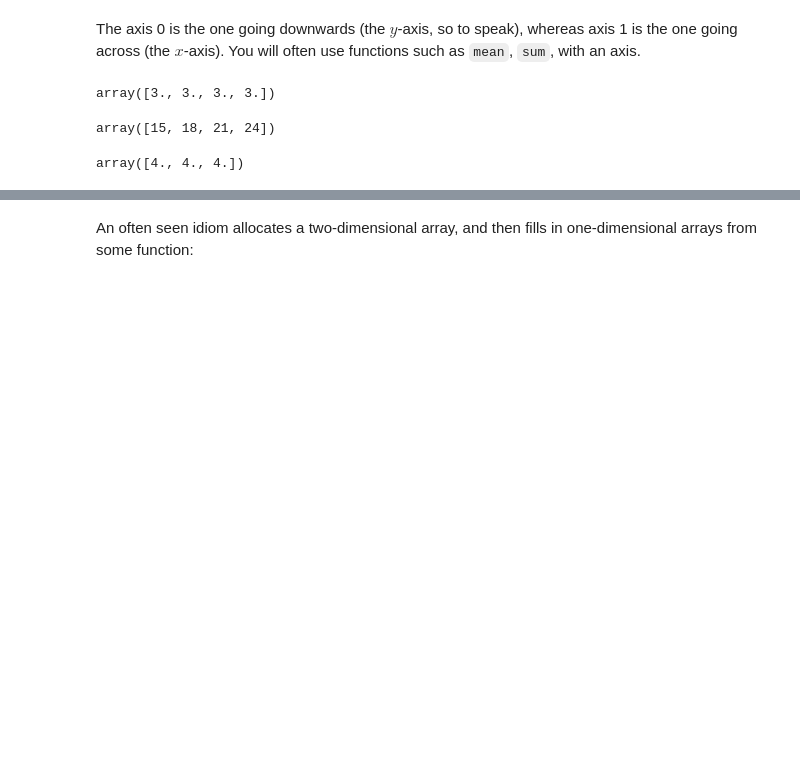
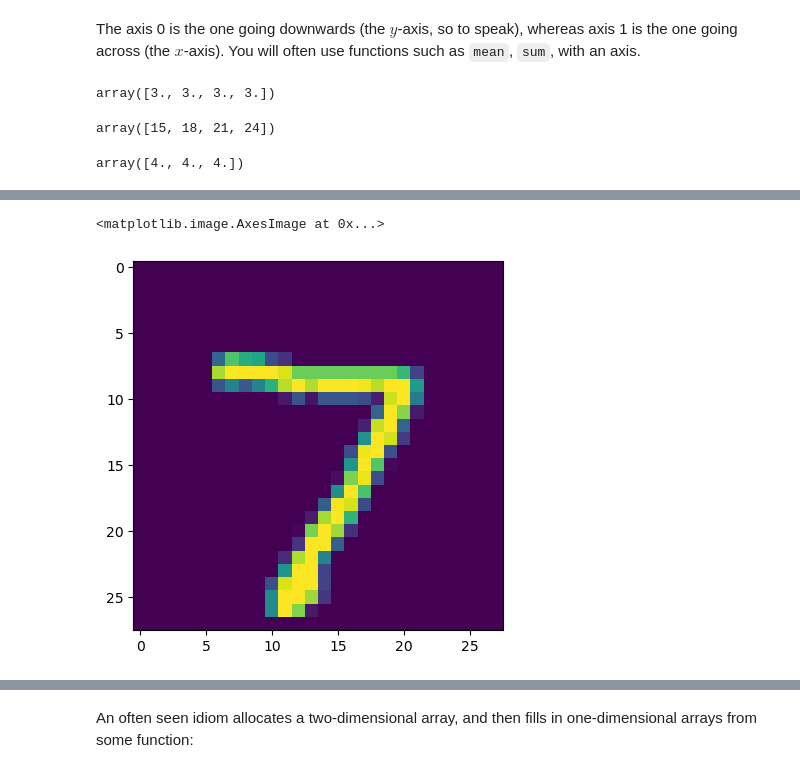
Before and after one commit to rahuldave/NumpyAndStatsFun, a Jupyter notebook: distribute_numpy_arrays.ipynb, the cells around one changed output, grey strips where cells are left out. Drawn from its saved outputs; the diff is of its cells as text; code cells hidden in the pictures; blank space fills up the shorter version.

Commit message:
We saw images of numbers!

```diff
--- a/distribute_numpy_arrays.ipynb
+++ b/distribute_numpy_arrays.ipynb
@@ -168,3 +180,7 @@ array([15, 18, 21, 24])
 np.sum(onesarray, axis=1)
 # %% [output]
 array([4., 4., 4.])
+# %%
+import pandas as pd
+test_data = pd.read_csv("/Users/rahul/Downloads/MNIST_CSV/mnist_test.csv", header=None)
+test_data.head()
@@ -170,0 +195,2 @@ array([4., 4., 4.])
+# %%
+first_number = test_data.iloc[0].values
@@ -170,0 +201,3 @@ array([4., 4., 4.])
+# %%
+first_number = first_number[1:]
+first_number.shape
@@ -170,0 +206,2 @@ array([4., 4., 4.])
+# %%
+first_image = first_number.reshape(28, 28)
@@ -170,0 +236,5 @@ array([4., 4., 4.])
+# %%
+plt.imshow(first_image)
+# %% [output]
+<matplotlib.image.AxesImage at 0x...>
+[figure, added]
```
Also changed, not shown: parts of 20 cells of this notebook, 1 other file.
